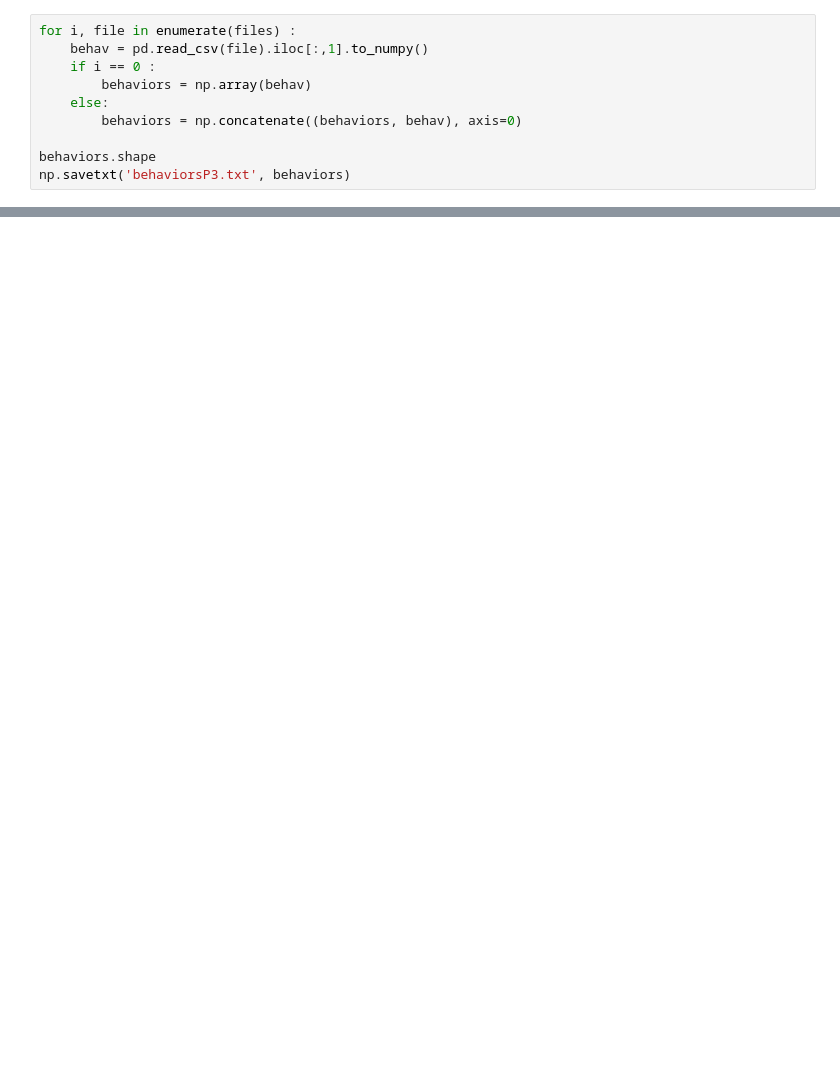
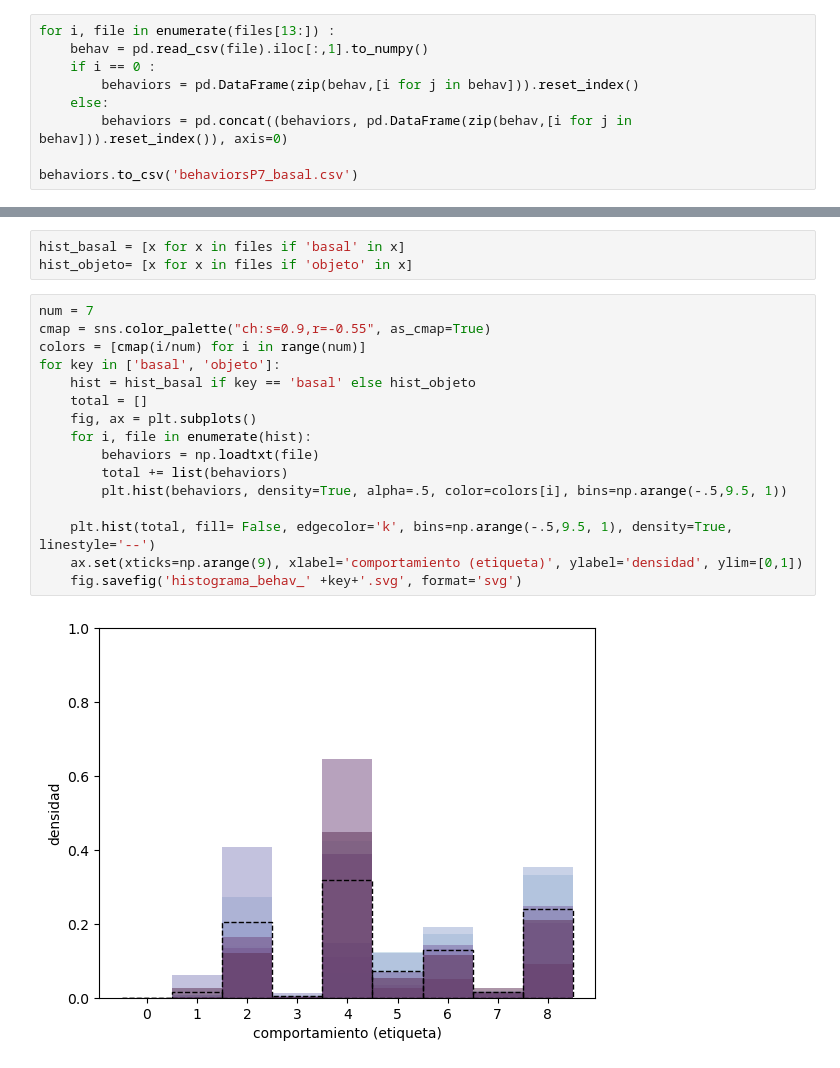
Before and after one commit to vgascue/ElectricFish_analysis, a Jupyter notebook: Gnathonemus Petersii/bsoid_histograma.ipynb, the cells around one changed output, grey strips where cells are left out. Drawn from its saved outputs; the diff is of its cells as text; blank space fills up the shorter version.

```diff
--- a/Gnathonemus Petersii/bsoid_histograma.ipynb
+++ b/Gnathonemus Petersii/bsoid_histograma.ipynb
@@ -15,10 +11,9 @@ len(files)
 # %%
-for i, file in enumerate(files) :
+for i, file in enumerate(files[13:]) :
     behav = pd.read_csv(file).iloc[:,1].to_numpy()
     if i == 0 :
-        behaviors = np.array(behav)
+        behaviors = pd.DataFrame(zip(behav,[i for j in behav])).reset_index()
     else:
-        behaviors = np.concatenate((behaviors, behav), axis=0)
+        behaviors = pd.concat((behaviors, pd.DataFrame(zip(behav,[i for j in behav])).reset_index()), axis=0)
 
-behaviors.shape
-np.savetxt('behaviorsP3.txt', behaviors)
+behaviors.to_csv('behaviorsP7_basal.csv')
@@ -36,0 +48,21 @@ files
+# %%
+hist_basal = [x for x in files if 'basal' in x]
+hist_objeto= [x for x in files if 'objeto' in x]
+# %%
+num = 7
+cmap = sns.color_palette("ch:s=0.9,r=-0.55", as_cmap=True)
+colors = [cmap(i/num) for i in range(num)]
+for key in ['basal', 'objeto']:
+    hist = hist_basal if key == 'basal' else hist_objeto
+    total = []
+    fig, ax = plt.subplots()
+    for i, file in enumerate(hist):
+        behaviors = np.loadtxt(file)
+        total += list(behaviors)
+        plt.hist(behaviors, density=True, alpha=.5, color=colors[i], bins=np.arange(-.5,9.5, 1))
+
+    plt.hist(total, fill= False, edgecolor='k', bins=np.arange(-.5,9.5, 1), density=True, linestyle='--')
+    ax.set(xticks=np.arange(9), xlabel='comportamiento (etiqueta)', ylabel='densidad', ylim=[0,1])
+    fig.savefig('histograma_behav_' +key+'.svg', format='svg')
+# %% [output]
+[figure, added]
```
Also changed, not shown: parts of 11 cells of this notebook, 5 other files.
